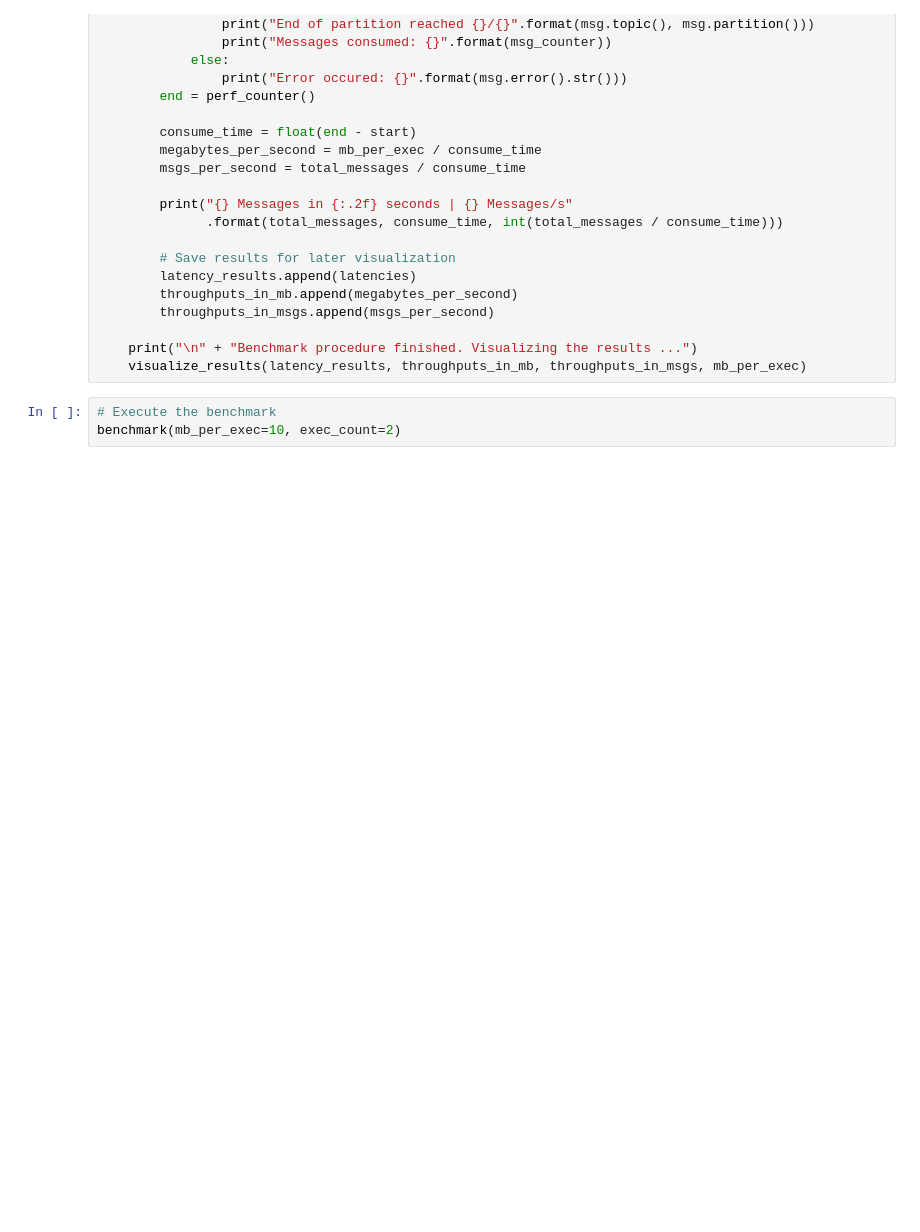
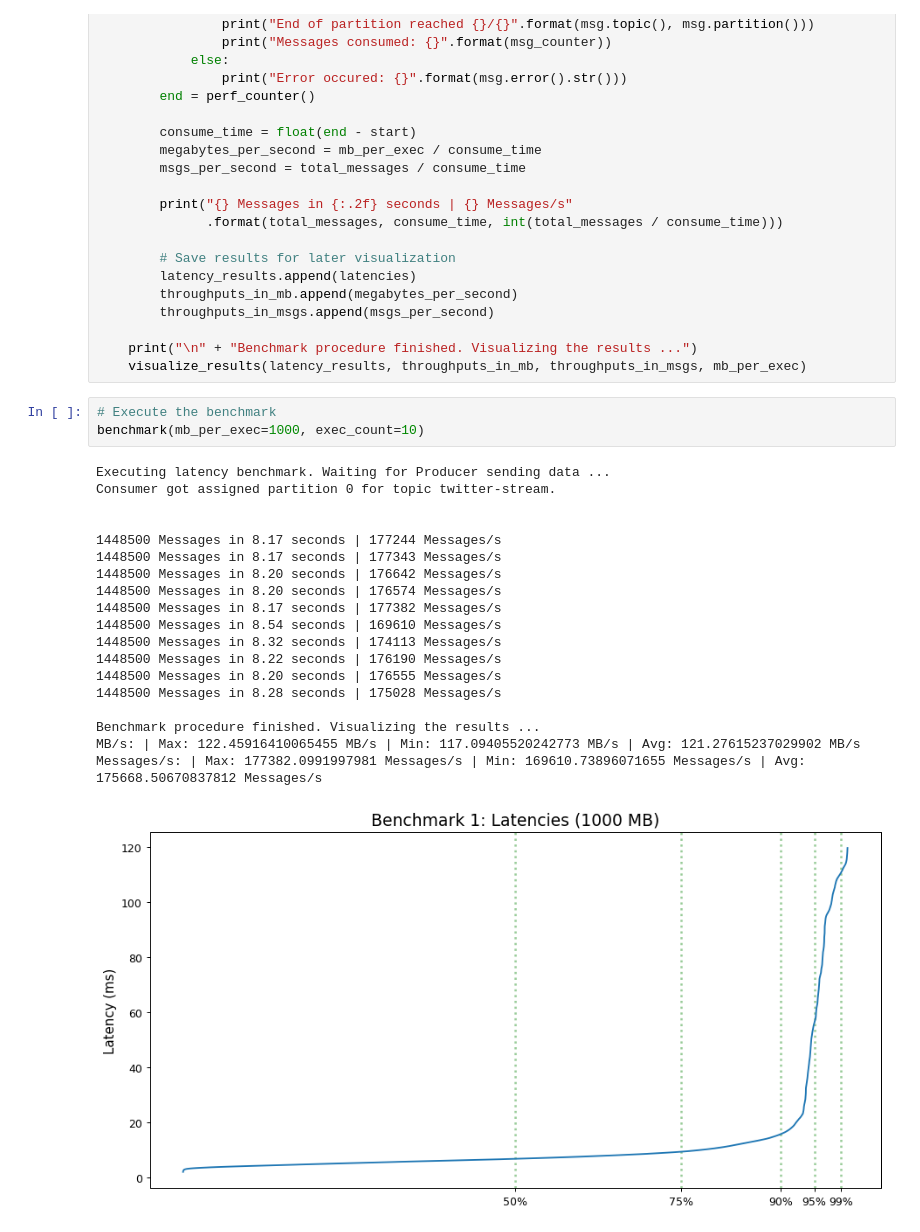
Before and after one commit to Manu10744/Stream-Analytics, a Jupyter notebook: kafka/analytics/one_broker/10_vCPUs/consumer.ipynb, the cells around one changed output. Saved outputs shown, nothing was run; the diff lists cells and outputs as text; blank space fills up the shorter version.

Commit message:
Add kafka result (10 vCPUs, 1 Broker)

```diff
--- a/kafka/analytics/one_broker/10_vCPUs/consumer.ipynb
+++ b/kafka/analytics/one_broker/10_vCPUs/consumer.ipynb
@@ -232,4 +232,24 @@ def benchmark(mb_per_exec: int = 1000, exec_count: int = 10):
     visualize_results(latency_results, throughputs_in_mb, throughputs_in_msgs, mb_per_exec)
 # %%
 # Execute the benchmark
-benchmark(mb_per_exec=10, exec_count=2)
+benchmark(mb_per_exec=1000, exec_count=10)
+# %% [output]
+Executing latency benchmark. Waiting for Producer sending data ...
+Consumer got assigned partition 0 for topic twitter-stream.
+
+
+1448500 Messages in 8.17 seconds | 177244 Messages/s
+1448500 Messages in 8.17 seconds | 177343 Messages/s
+1448500 Messages in 8.20 seconds | 176642 Messages/s
+1448500 Messages in 8.20 seconds | 176574 Messages/s
+1448500 Messages in 8.17 seconds | 177382 Messages/s
+1448500 Messages in 8.54 seconds | 169610 Messages/s
+1448500 Messages in 8.32 seconds | 174113 Messages/s
+1448500 Messages in 8.22 seconds | 176190 Messages/s
+1448500 Messages in 8.20 seconds | 176555 Messages/s
+1448500 Messages in 8.28 seconds | 175028 Messages/s
+
+Benchmark procedure finished. Visualizing the results ...
+MB/s: | Max: 122.45916410065455 MB/s | Min: 117.09405520242773 MB/s | Avg: 121.27615237029902 MB/s
+Messages/s: | Max: 177382.0991997981 Messages/s | Min: 169610.73896071655 Messages/s | Avg: 175668.50670837812 Messages/s
+[figure, added]
```
Also changed, not shown: parts of 2 cells of this notebook.
